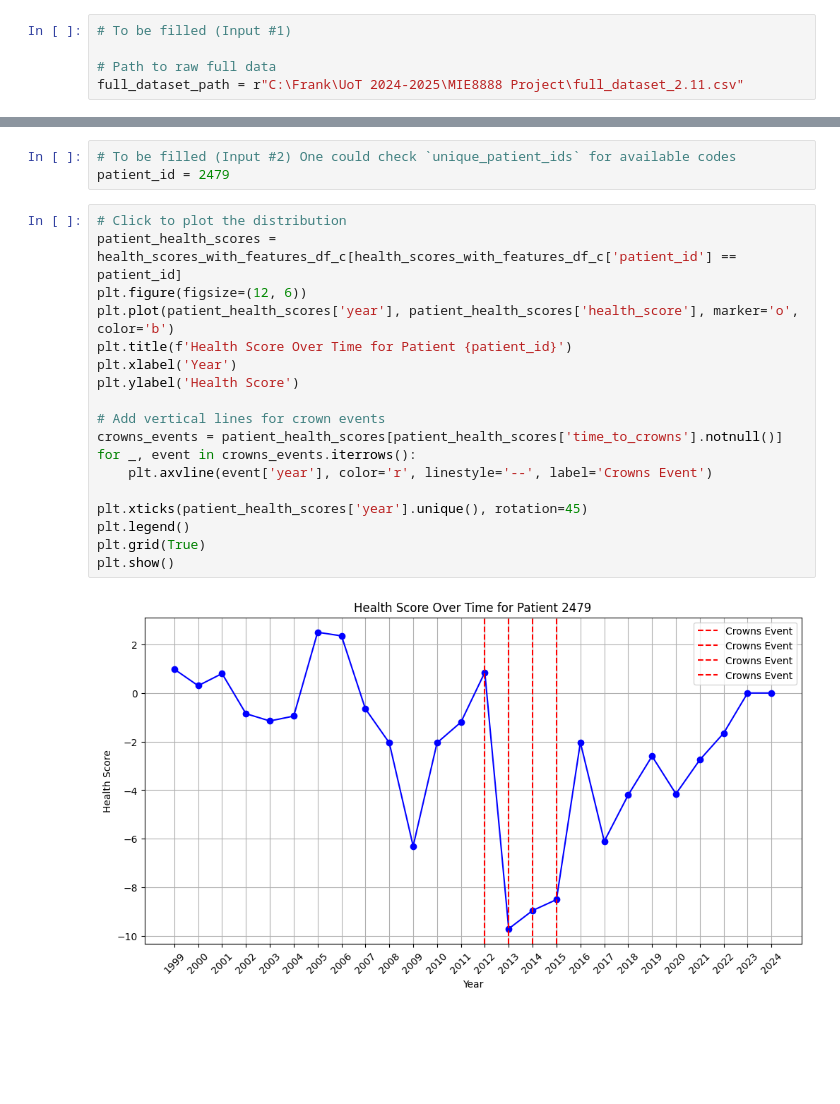
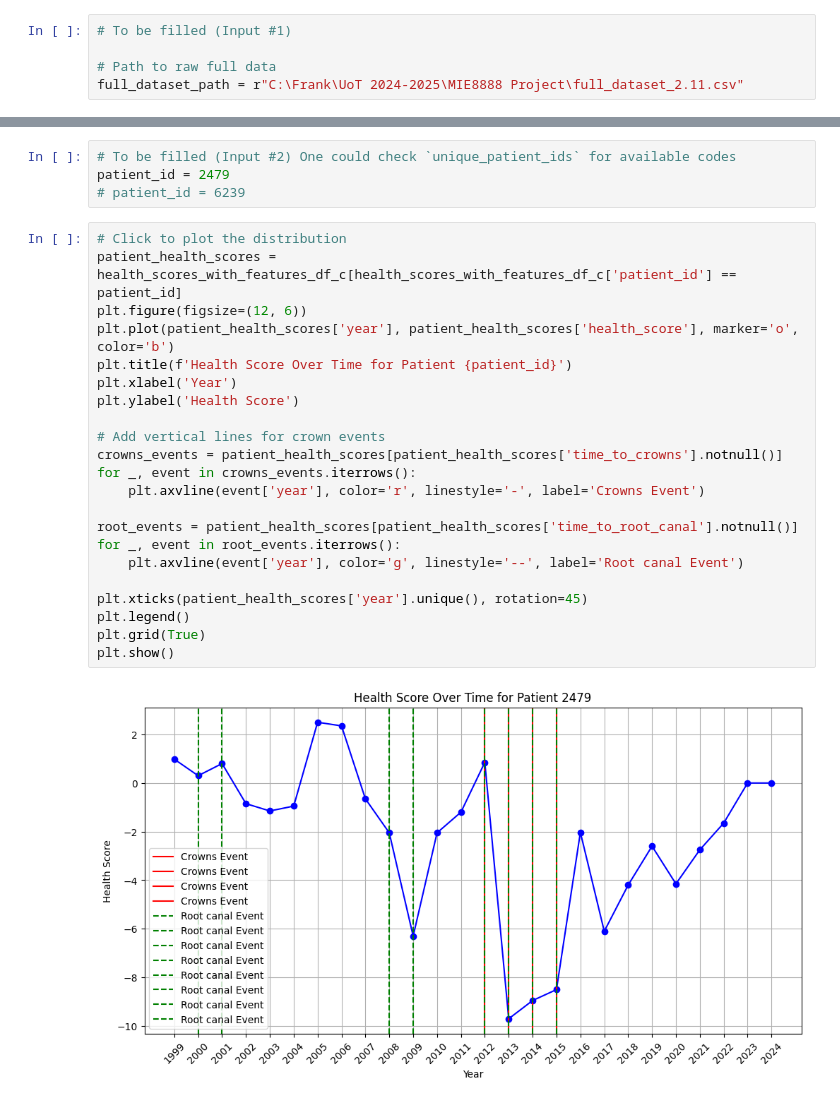
Before and after one commit to Fulankeee/SmilePass, a Jupyter notebook: Risk_Level_Analysis/Automated_risk_level_pipeline/Automated_pipeline_health_risk.ipynb, the cells around one changed output, grey strips where cells are left out. Drawn from its saved outputs; the diff is of its cells as text; blank space fills up the shorter version.

```diff
--- a/Risk_Level_Analysis/Automated_risk_level_pipeline/Automated_pipeline_health_risk.ipynb
+++ b/Risk_Level_Analysis/Automated_risk_level_pipeline/Automated_pipeline_health_risk.ipynb
@@ -97,23 +73,28 @@ unique_patient_ids
 # %%
 # To be filled (Input #2) One could check `unique_patient_ids` for available codes
 patient_id = 2479
+# patient_id = 6239
 # %%
 # Click to plot the distribution
 patient_health_scores = health_scores_with_features_df_c[health_scores_with_features_df_c['patient_id'] == patient_id]
 plt.figure(figsize=(12, 6))
 plt.plot(patient_health_scores['year'], patient_health_scores['health_score'], marker='o', color='b')
 plt.title(f'Health Score Over Time for Patient {patient_id}')
 plt.xlabel('Year')
 plt.ylabel('Health Score')
 
 # Add vertical lines for crown events
 crowns_events = patient_health_scores[patient_health_scores['time_to_crowns'].notnull()]
 for _, event in crowns_events.iterrows():
-    plt.axvline(event['year'], color='r', linestyle='--', label='Crowns Event')
+    plt.axvline(event['year'], color='r', linestyle='-', label='Crowns Event')
+
+root_events = patient_health_scores[patient_health_scores['time_to_root_canal'].notnull()]
+for _, event in root_events.iterrows():
+    plt.axvline(event['year'], color='g', linestyle='--', label='Root canal Event')
 
 plt.xticks(patient_health_scores['year'].unique(), rotation=45)
 plt.legend()
 plt.grid(True)
 plt.show()
 # %% [output]
-[figure, old version]
+[figure, new version]
```
Also changed, not shown: parts of 2 cells of this notebook.
